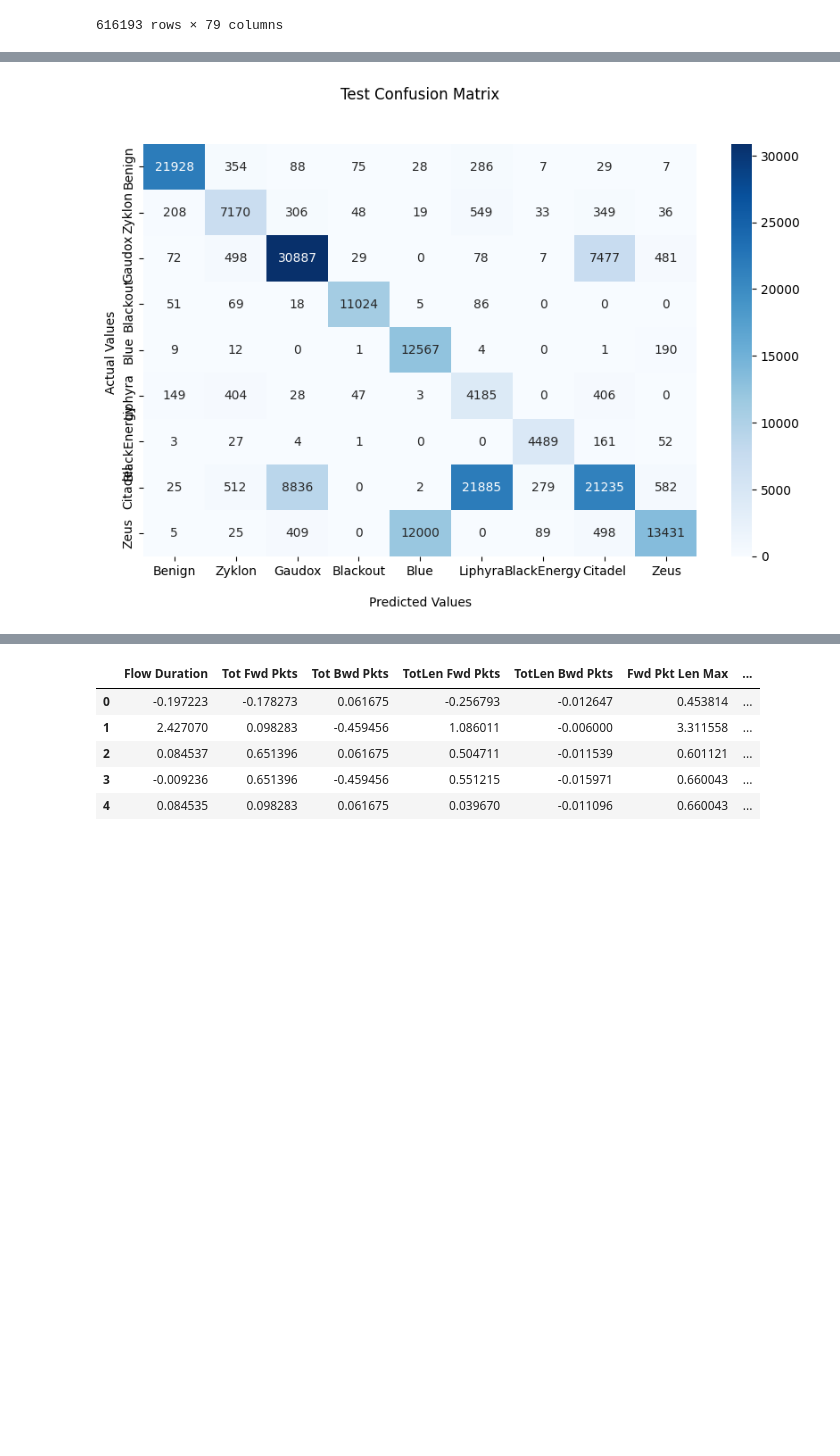
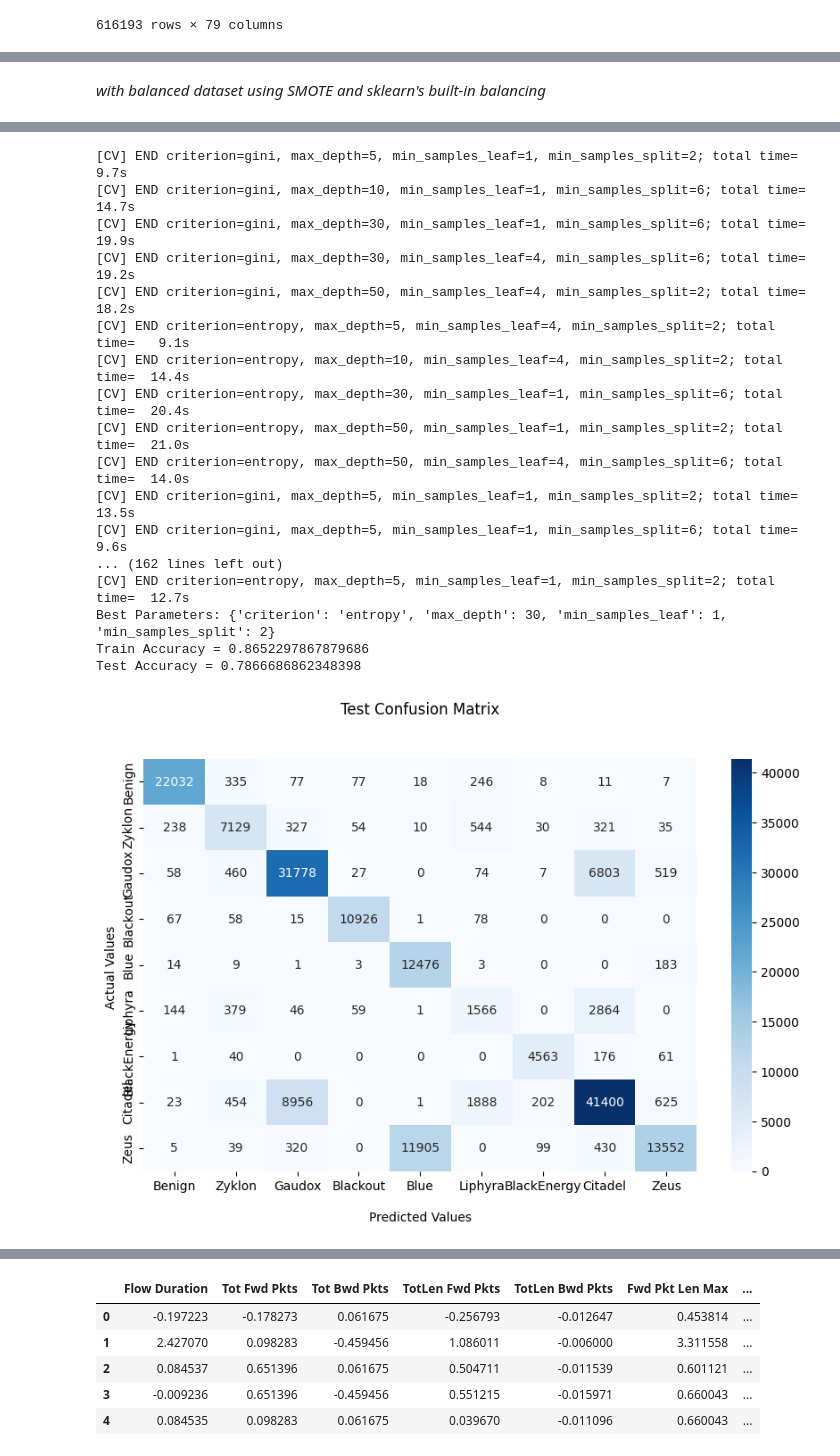
Before and after one commit to Rodhaaret/T-710-MLCS-Final-project, a Jupyter notebook: botnets_ml.ipynb, the cells around one changed output, grey strips where cells are left out. Saved outputs shown, nothing was run; the diff lists cells and outputs as text; code cells hidden in the pictures; blank space fills up the shorter version.

```diff
--- a/botnets_ml.ipynb
+++ b/botnets_ml.ipynb
@@ -561,42 +545,3 @@ df_X_mc
 | 616191 | 6996279 | 3 | 2 | 114.0 | 76.0 | 38.0 | ... |
 | 616192 | 10000432 | 2 | 2 | 92.0 | 92.0 | 46.0 | ... |
 616193 rows × 79 columns
-# %%
-def perform_mc_grid_search(classifier, param_grid, df_X, df_y, test_size=0.3, smote=False, only_malicious=False):
-    if only_malicious:
-        malicious_indices = (df_y != 'Benign')
-        df_X = df_X[malicious_indices]
-        df_y = df_y[malicious_indices]
-
-    X_train, X_test, y_train, y_test = train_test_split(df_X, df_y, test_size=test_size)
-
-    if smote:
-        smote = SMOTE()
-        X_train, y_train = smote.fit_resample(X_train, y_train)
-
-    grid_search = GridSearchCV(estimator=classifier, param_grid=param_grid, cv=5, n_jobs=-1, verbose=2, scoring='accuracy')
-
-    grid_search.fit(X_train, y_train)
-
-    best_model = grid_search.best_estimator_
-    best_parameters = grid_search.best_params_
-    print("Best Parameters:", best_parameters)
-
-    #Compute train error
-    y_train_pred = best_model.predict(X_train)
-    print(f"Train Accuracy = {accuracy_score(y_train, y_train_pred)}")
-
-    #Compute test error and display metrics
-    y_test_pred = best_model.predict(X_test)
-    print(f"Test Accuracy = {accuracy_score(y_test, y_test_pred)}")
-
-    unique_labels = ['Benign', 'Zyklon', 'Gaudox', 'Blackout', 'Blue', 'Liphyra','BlackEnergy', 'Citadel', 'Zeus']
-    cm = confusion_matrix(y_test, y_test_pred, labels=unique_labels)
-    plt.figure(figsize=(10, 6))
-    ax = sb.heatmap(cm, annot=True, cmap="Blues", fmt='d')
-    ax.set_title("Test Confusion Matrix\n\n")
-    ax.set_xlabel("\nPredicted Values")
-    ax.set_ylabel("Actual Values ")
-    ax.xaxis.set_ticklabels(unique_labels)
-    ax.yaxis.set_ticklabels(unique_labels)
-    plt.show()
@@ -643,6 +629,11 @@ Test Accuracy = 0.651212055708242
+# %% [markdown]
+*with balanced dataset using SMOTE and sklearn's built-in balancing*
 # %%
 param_grid = {
-    'max_depth': [30,50],
+    'max_depth': [5, 10, 30, 50],
+    'min_samples_split': [2, 6],
+    'criterion': ['gini','entropy'],
+    'min_samples_leaf': [1, 4]
 }
 
 dtree = DecisionTreeClassifier()
@@ -670 +660,18 @@ Test Accuracy = 0.6865594131711908
+[CV] END criterion=gini, max_depth=5, min_samples_leaf=1, min_samples_split=2; total time=   9.7s
+[CV] END criterion=gini, max_depth=10, min_samples_leaf=1, min_samples_split=6; total time=  14.7s
+[CV] END criterion=gini, max_depth=30, min_samples_leaf=1, min_samples_split=6; total time=  19.9s
+[CV] END criterion=gini, max_depth=30, min_samples_leaf=4, min_samples_split=6; total time=  19.2s
+[CV] END criterion=gini, max_depth=50, min_samples_leaf=4, min_samples_split=2; total time=  18.2s
+[CV] END criterion=entropy, max_depth=5, min_samples_leaf=4, min_samples_split=2; total time=   9.1s
+[CV] END criterion=entropy, max_depth=10, min_samples_leaf=4, min_samples_split=2; total time=  14.4s
+[CV] END criterion=entropy, max_depth=30, min_samples_leaf=1, min_samples_split=6; total time=  20.4s
+[CV] END criterion=entropy, max_depth=50, min_samples_leaf=1, min_samples_split=2; total time=  21.0s
+[CV] END criterion=entropy, max_depth=50, min_samples_leaf=4, min_samples_split=6; total time=  14.0s
+[CV] END criterion=gini, max_depth=5, min_samples_leaf=1, min_samples_split=2; total time=  13.5s
+[CV] END criterion=gini, max_depth=5, min_samples_leaf=1, min_samples_split=6; total time=   9.6s
+... (162 lines left out)
+[CV] END criterion=entropy, max_depth=5, min_samples_leaf=1, min_samples_split=2; total time=  12.7s
+Best Parameters: {'criterion': 'entropy', 'max_depth': 30, 'min_samples_leaf': 1, 'min_samples_split': 2}
+Train Accuracy = 0.8652297867879686
+Test Accuracy = 0.7866686862348398
-[figure, old version]
+[figure, new version]
```
Also changed, not shown: parts of 70 cells of this notebook.
